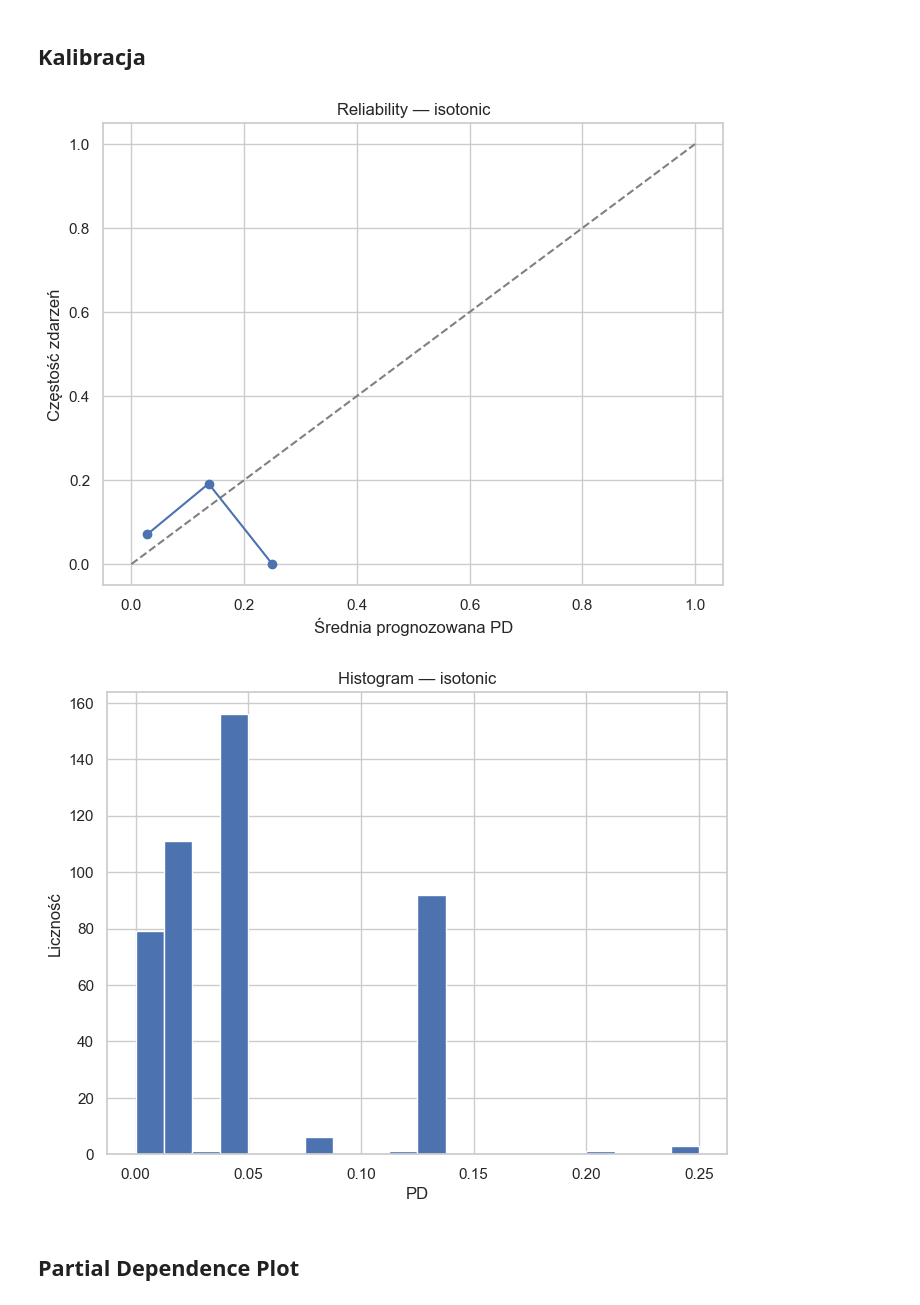
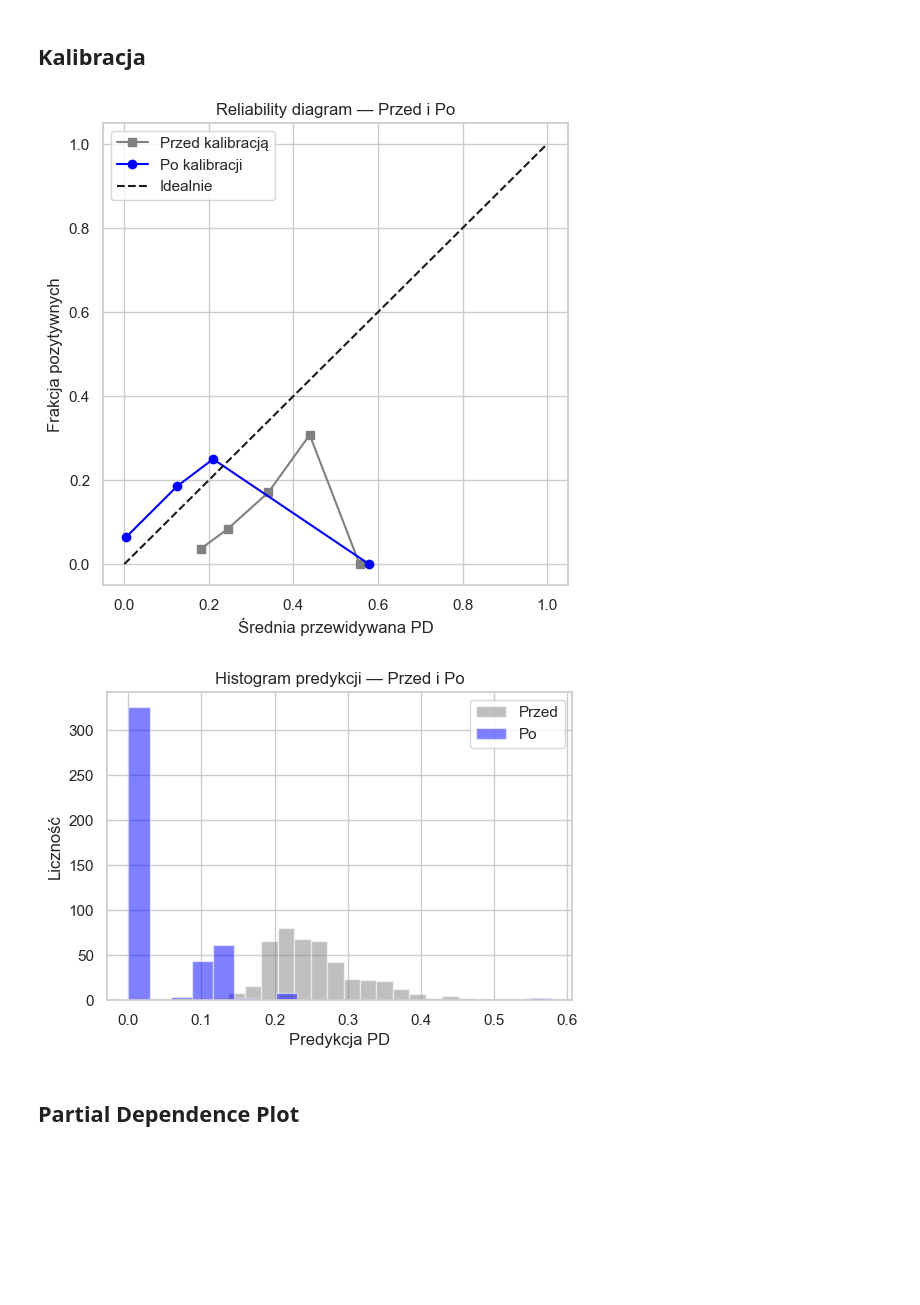
Before and after one commit to Karol315/Interpretability_of_machine_learning_project, a Jupyter notebook: BlackBox.ipynb, the cells around one changed output. Saved outputs shown, nothing was run; the diff lists cells and outputs as text; code cells hidden in the pictures; blank space fills up the shorter version.

```diff
--- a/BlackBox.ipynb
+++ b/BlackBox.ipynb
@@ -1003,13 +1091,15 @@ def calibration_in_the_large(proba, target_mean=0.04, tol=1e-6, max_iter=100):
 # %%
 # Kalibracja black-box
-
-proba_cal, metrics, cal_model = calibrate_and_diagnose(
-    model3, X_val_selected, y_val_t, X_test_selected, y_test_t,
-    method= CALIBRATION_METHOD
+proba_cal, metrics, cal_model = calibrate_and_diagnose_full(
+    model3,
+    X_val_selected, y_val_t,
+    X_test_selected, y_test_t,
+    method=CALIBRATION_METHOD,
+    target_mean=0.04
 )
 # %% [output]
-[figure, old version]
+[figure, new version]
-[figure, old version]
+[figure, new version]
 # %% [markdown]
 ## Partial Dependence Plot
 # %%
```
Also changed, not shown: parts of 16 cells of this notebook.
